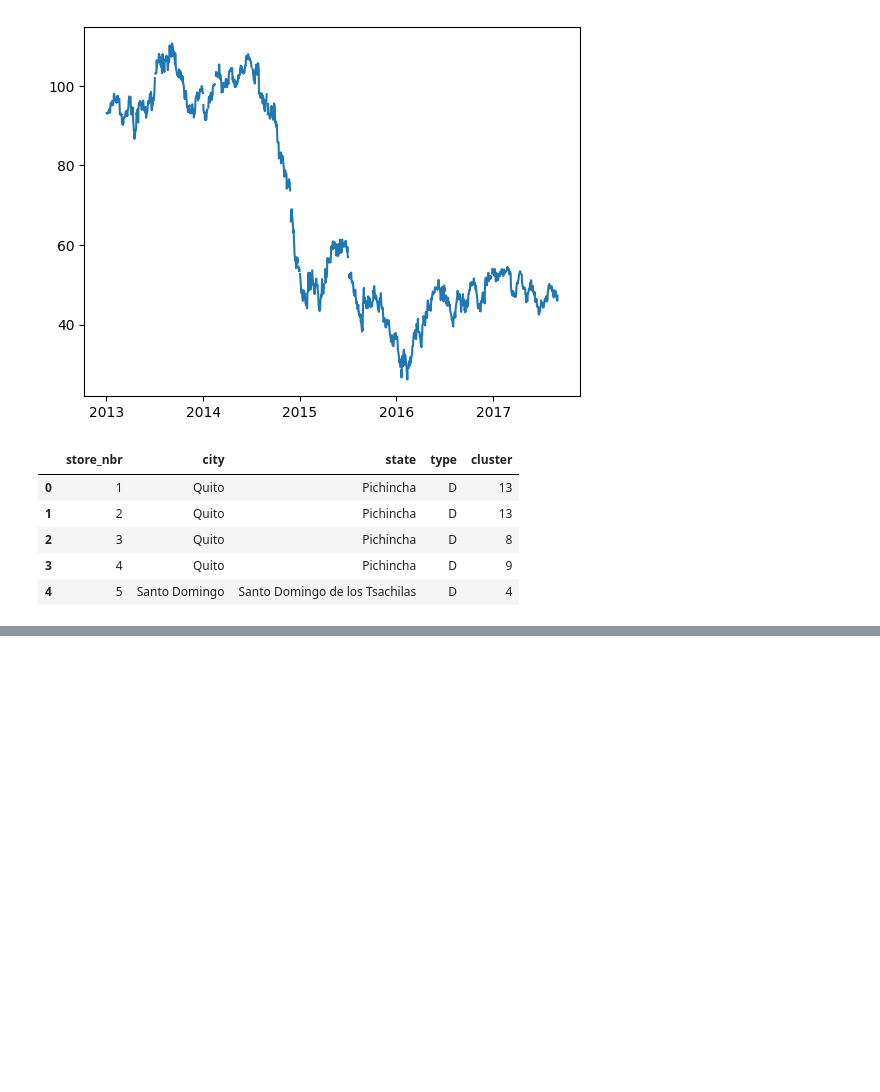
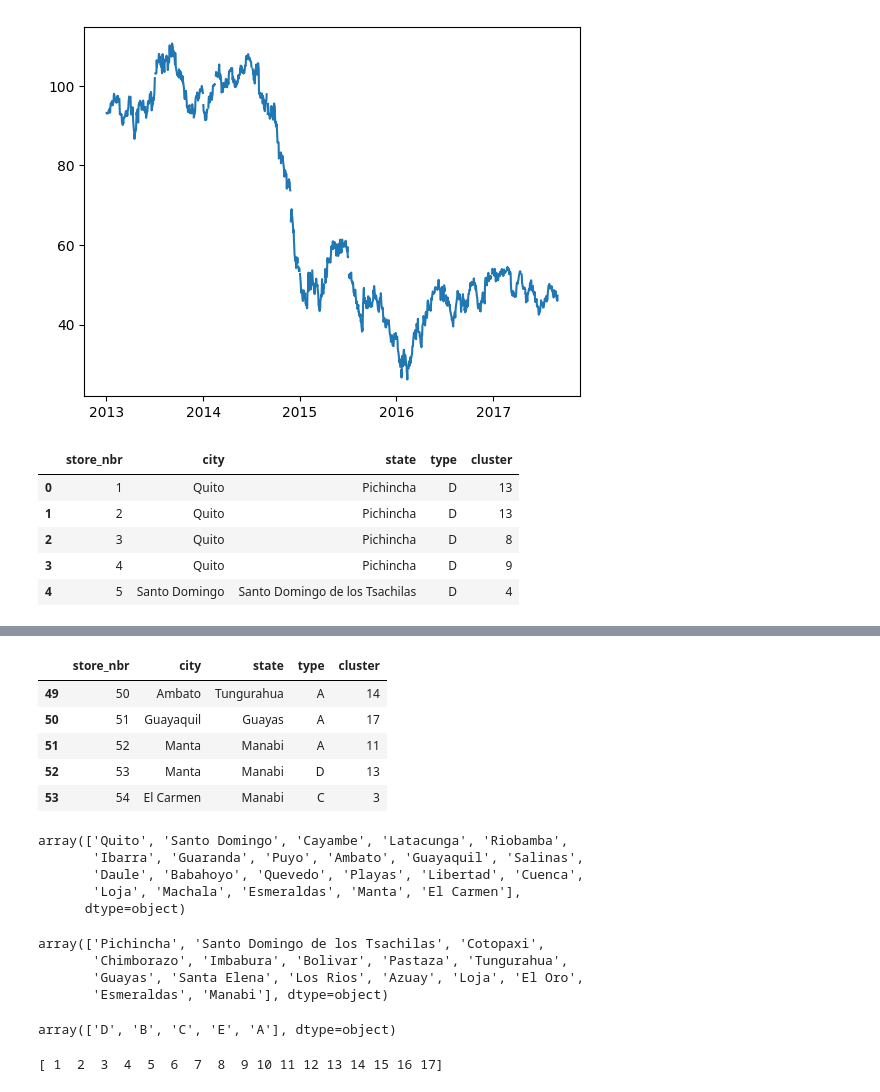
Before and after one commit to centralpenguin/StoreSales, a Jupyter notebook: notebooks/EDA.ipynb, the cells around one changed output, grey strips where cells are left out. Drawn from its saved outputs; the diff is of its cells as text; code cells hidden in the pictures; blank space fills up the shorter version.

Commit message:
Store df started

```diff
--- a/notebooks/EDA.ipynb
+++ b/notebooks/EDA.ipynb
@@ -113,0 +132,34 @@ stores.head()
+# %%
+stores.tail()
+# %% [output]
+|  | store_nbr | city | state | type | cluster |
+| 49 | 50 | Ambato | Tungurahua | A | 14 |
+| 50 | 51 | Guayaquil | Guayas | A | 17 |
+| 51 | 52 | Manta | Manabi | A | 11 |
+| 52 | 53 | Manta | Manabi | D | 13 |
+| 53 | 54 | El Carmen | Manabi | C | 3 |
+# %%
+stores['city'].unique()
+# %% [output]
+array(['Quito', 'Santo Domingo', 'Cayambe', 'Latacunga', 'Riobamba',
+       'Ibarra', 'Guaranda', 'Puyo', 'Ambato', 'Guayaquil', 'Salinas',
+       'Daule', 'Babahoyo', 'Quevedo', 'Playas', 'Libertad', 'Cuenca',
+       'Loja', 'Machala', 'Esmeraldas', 'Manta', 'El Carmen'],
+      dtype=object)
+# %%
+stores['state'].unique()
+# %% [output]
+array(['Pichincha', 'Santo Domingo de los Tsachilas', 'Cotopaxi',
+       'Chimborazo', 'Imbabura', 'Bolivar', 'Pastaza', 'Tungurahua',
+       'Guayas', 'Santa Elena', 'Los Rios', 'Azuay', 'Loja', 'El Oro',
+       'Esmeraldas', 'Manabi'], dtype=object)
+# %%
+stores['type'].unique()
+# %% [output]
+array(['D', 'B', 'C', 'E', 'A'], dtype=object)
+# %%
+a = stores['cluster'].unique()
+a.sort()
+print(a)
+# %% [output]
+[ 1  2  3  4  5  6  7  8  9 10 11 12 13 14 15 16 17]
```
Also changed, not shown: parts of 3 cells of this notebook.
